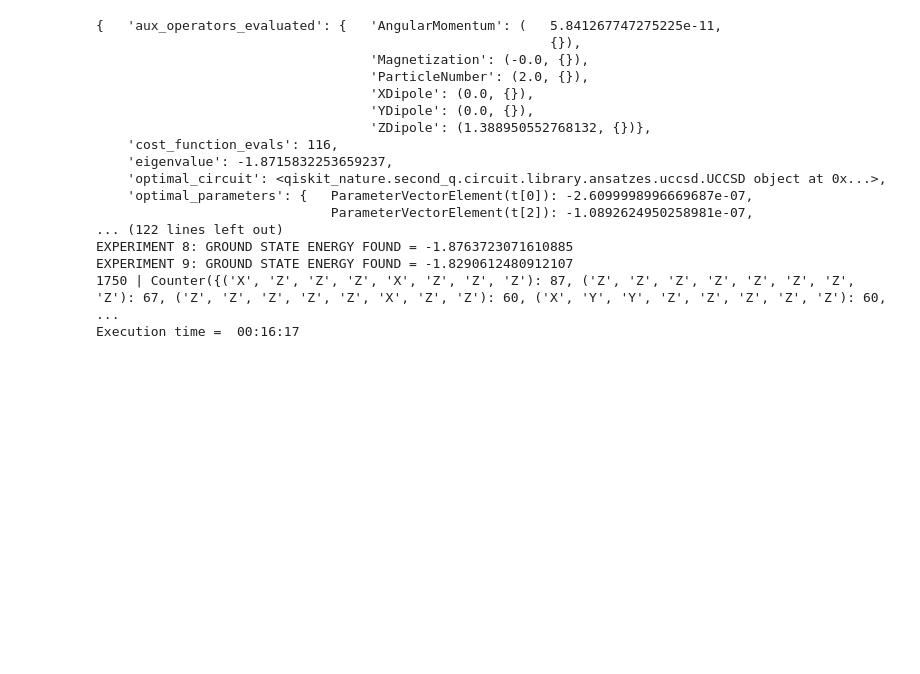
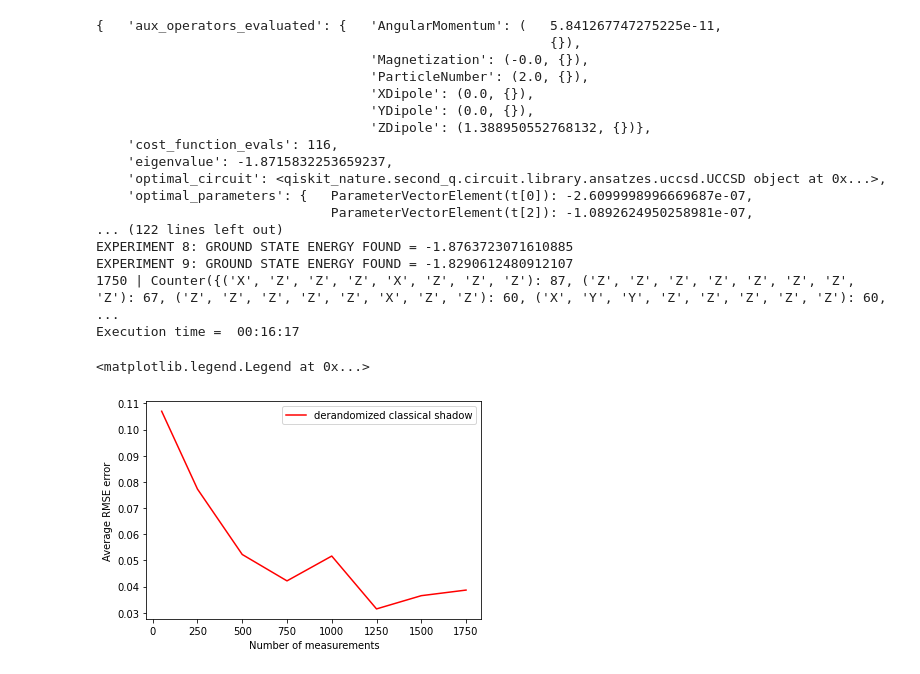
Before and after one commit to renatawong/classical-shadow-vqe, a Jupyter notebook: electronic_structure_problem_dcs_h2.ipynb, the cells around one changed output. Cells and saved outputs as stored; diff of their text form; code cells hidden in the pictures; blank space fills up the shorter version.

```diff
--- a/electronic_structure_problem_dcs_h2.ipynb
+++ b/electronic_structure_problem_dcs_h2.ipynb
@@ -361,3 +361,17 @@ EXPERIMENT 8: GROUND STATE ENERGY FOUND = -1.8763723071610885
 EXPERIMENT 9: GROUND STATE ENERGY FOUND = -1.8290612480912107
 1750 | Counter({('X', 'Z', 'Z', 'Z', 'X', 'Z', 'Z', 'Z'): 87, ('Z', 'Z', 'Z', 'Z', 'Z', 'Z', 'Z', 'Z'): 67, ('Z', 'Z', 'Z', 'Z', 'Z', 'X', 'Z', 'Z'): 60, ('X', 'Y', 'Y', 'Z', 'Z', 'Z', 'Z', 'Z'): 60,  ...
 Execution time =  00:16:17
+# %%
+import matplotlib.pyplot as plt
+points = [50, 250, 500, 750, 1000, 1250, 1500, 1750]
+num_points = len(points)
+rmse_errors = [0.1069869635064184, 0.07725001066018326, 0.05225116371481676, 0.042165636875291464,
+              0.051653435360326294, 0.03145057406737202, 0.03650841505283894, 0.03864886899799828]
+
+plt.plot([i for i in points], [rmse_errors[i] for i in range(num_points)], 'r', label='derandomized classical shadow')
+plt.xlabel('Number of measurements')
+plt.ylabel('Average RMSE error')
+plt.legend(loc=1)
+# %% [output]
+<matplotlib.legend.Legend at 0x...>
+[figure, added]
```
